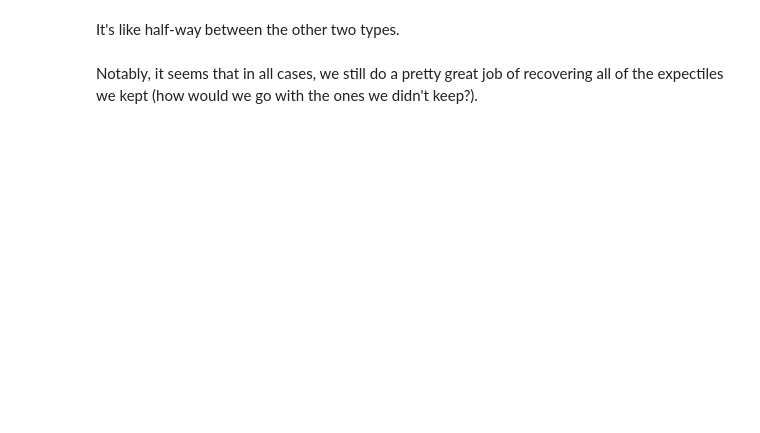
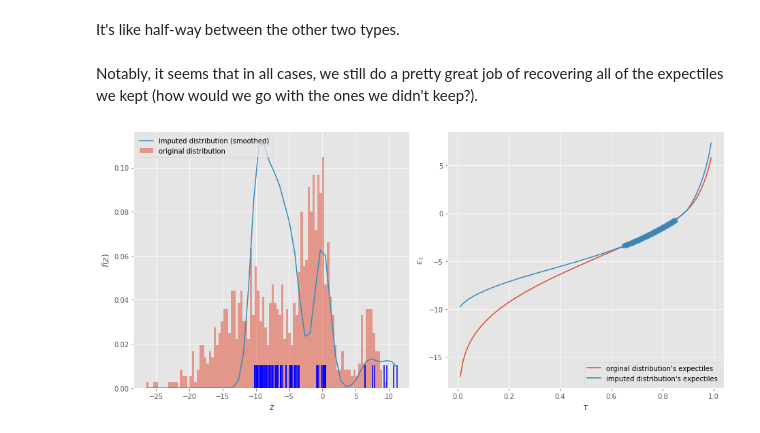
Before and after one commit to matomatical/neuRL, a Jupyter notebook: Expectiles.ipynb, the cells around one changed output. Cells and saved outputs as stored; diff of their text form; code cells hidden in the pictures; blank space fills up the shorter version.

```diff
--- a/Expectiles.ipynb
+++ b/Expectiles.ipynb
@@ -466,3 +475,7 @@ compute_and_impute(taus=np.linspace(0.15, 0.35, 11))
 It's like half-way between the other two types.
 # %% [markdown]
 Notably, it seems that in all cases, we still do a pretty great job of recovering all of the expectiles we kept (how would we go with the ones we didn't keep?).
+# %%
+compute_and_impute(taus=np.linspace(0.65, 0.85, 100))
+# %% [output]
+[figure, added]
```
Also changed, not shown: parts of 32 cells of this notebook.
